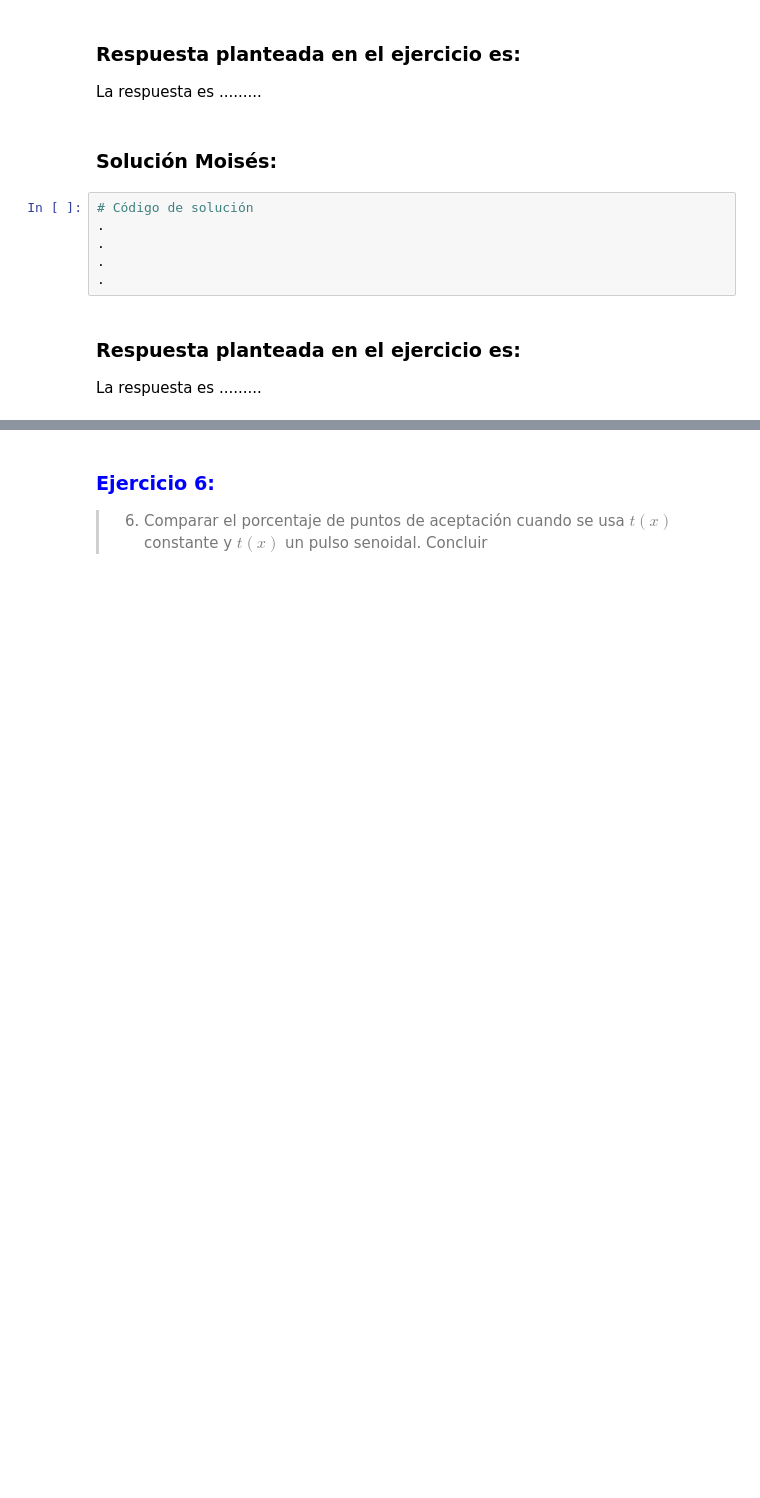
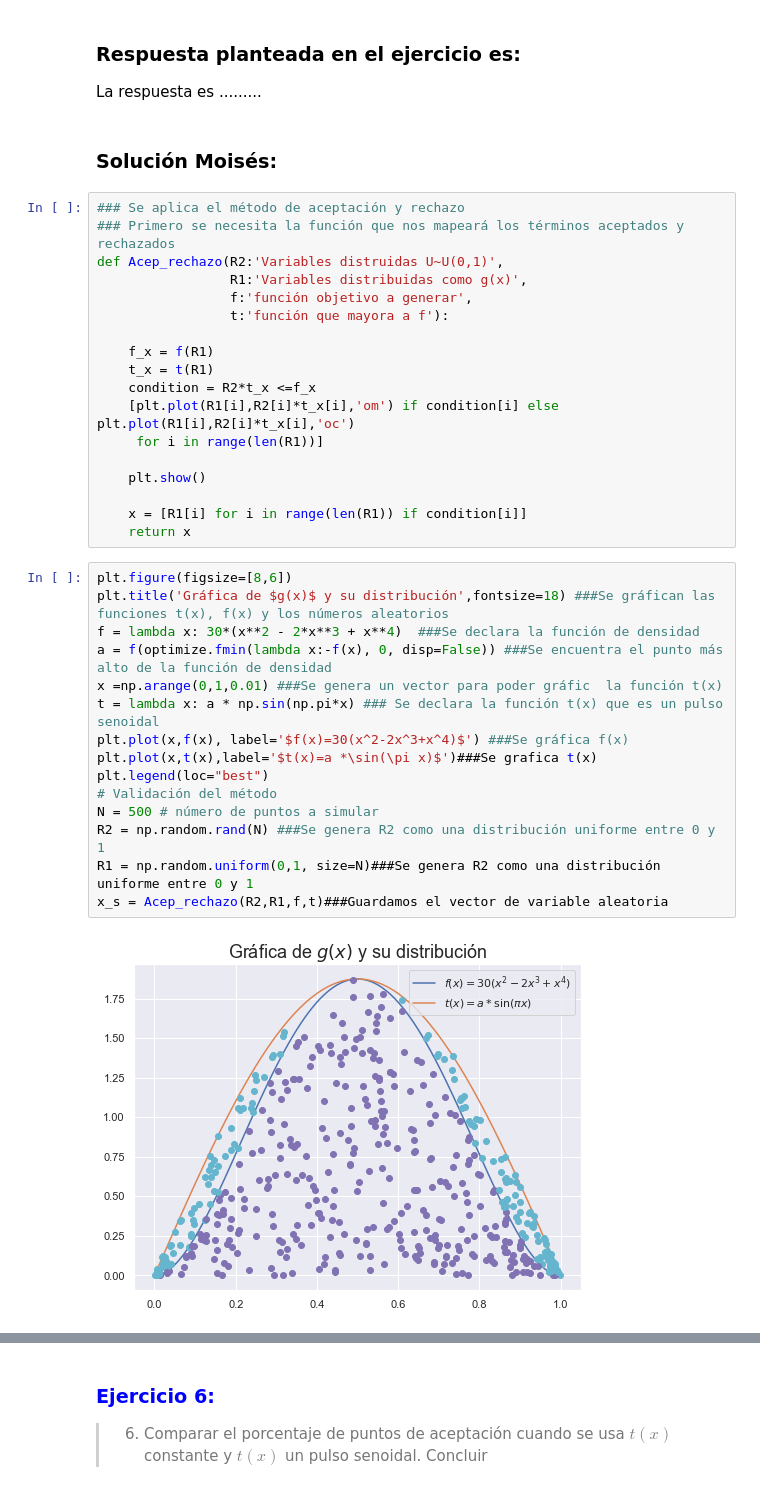
Before and after one commit to IvetteLandaverde/ProyectoConjunto5y6_ILandaverde_MFlores, a Jupyter notebook: Tarea6_ILandaverde_MFlores.ipynb, the cells around one changed output, grey strips where cells are left out. Drawn from its saved outputs; the diff is of its cells as text; blank space fills up the shorter version.

```diff
--- a/Tarea6_ILandaverde_MFlores.ipynb
+++ b/Tarea6_ILandaverde_MFlores.ipynb
@@ -145,12 +188,38 @@ Responda los siguientes literales:
  La respuesta es .........
 # %% [markdown]
 ### Solución Moisés:
-# %%
-# Código de solución
-.
-.
-.
-.
-# %% [markdown]
-### Respuesta planteada en el ejercicio es:
- La respuesta es .........
+# %%
+### Se aplica el método de aceptación y rechazo
+### Primero se necesita la función que nos mapeará los términos aceptados y rechazados
+def Acep_rechazo(R2:'Variables distruidas U~U(0,1)',
+                 R1:'Variables distribuidas como g(x)',
+                 f:'función objetivo a generar',
+                 t:'función que mayora a f'):
+
+    f_x = f(R1)
+    t_x = t(R1)
+    condition = R2*t_x <=f_x
+    [plt.plot(R1[i],R2[i]*t_x[i],'om') if condition[i] else plt.plot(R1[i],R2[i]*t_x[i],'oc')
+     for i in range(len(R1))]
+
+    plt.show()
+
+    x = [R1[i] for i in range(len(R1)) if condition[i]]
+    return x
+# %%
+plt.figure(figsize=[8,6])
+plt.title('Gráfica de $g(x)$ y su distribución',fontsize=18) ###Se gráfican las funciones t(x), f(x) y los números aleatorios
+f = lambda x: 30*(x**2 - 2*x**3 + x**4)  ###Se declara la función de densidad
+a = f(optimize.fmin(lambda x:-f(x), 0, disp=False)) ###Se encuentra el punto más alto de la función de densidad
+x =np.arange(0,1,0.01) ###Se genera un vector para poder gráfic  la función t(x)
+t = lambda x: a * np.sin(np.pi*x) ### Se declara la función t(x) que es un pulso senoidal
+plt.plot(x,f(x), label='$f(x)=30(x^2-2x^3+x^4)$') ###Se gráfica f(x)
+plt.plot(x,t(x),label='$t(x)=a *\sin(\pi x)$')###Se grafica t(x)
+plt.legend(loc="best")
+# Validación del método
+N = 500 # número de puntos a simular
+R2 = np.random.rand(N) ###Se genera R2 como una distribución uniforme entre 0 y 1
+R1 = np.random.uniform(0,1, size=N)###Se genera R2 como una distribución uniforme entre 0 y 1
+x_s = Acep_rechazo(R2,R1,f,t)###Guardamos el vector de variable aleatoria
+# %% [output]
+[figure, added]
```
Also changed, not shown: parts of 36 cells of this notebook, 1 other file.
